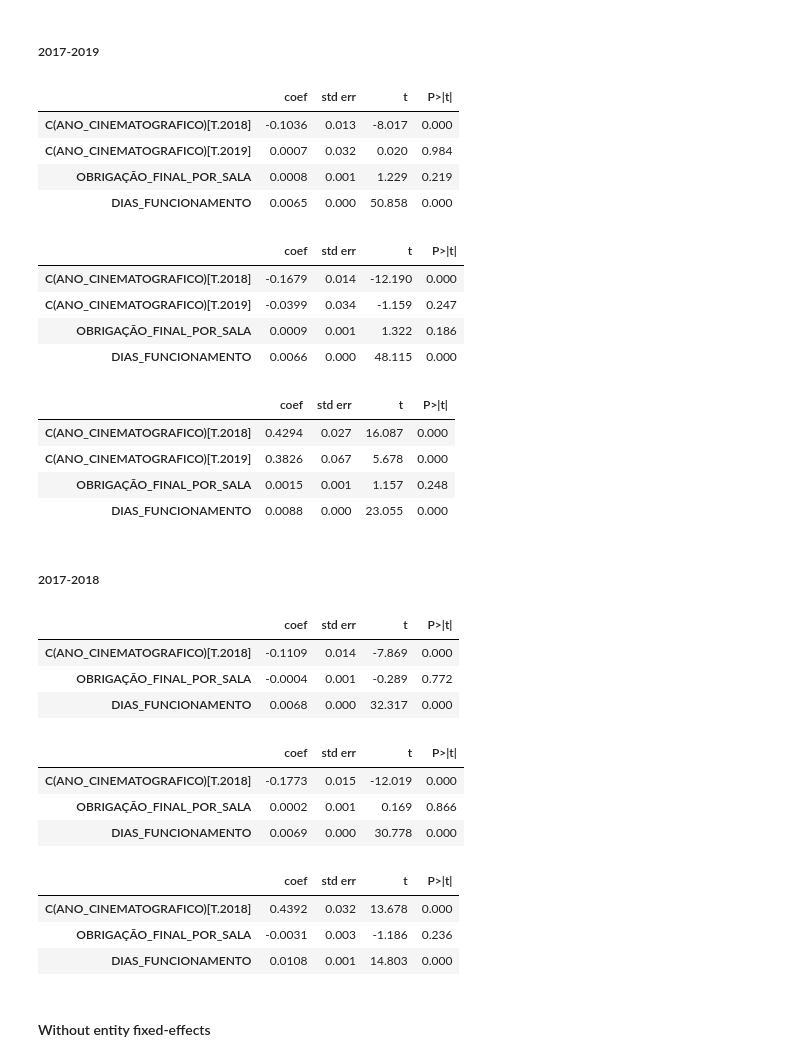
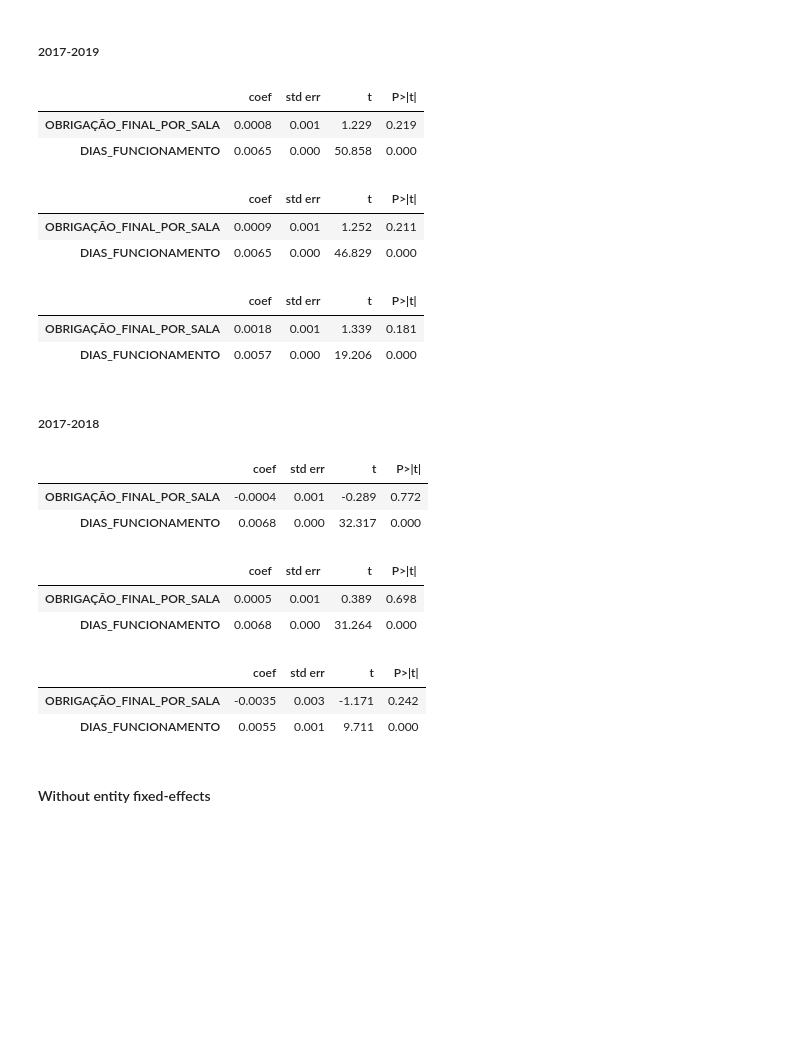
Before and after one commit to p-aldighieri/screenquotas, a Jupyter notebook: REDUCED-FORM Regressions.ipynb, the cells around one changed output. Drawn from its saved outputs; the diff is of its cells as text; code cells hidden in the pictures; blank space fills up the shorter version.

```diff
--- a/REDUCED-FORM Regressions.ipynb
+++ b/REDUCED-FORM Regressions.ipynb
@@ -217,29 +208,23 @@ reg_np2 = smf.ols(formula = formul, data=data[1]).fit()
 # Brazilian
 reg_np3 = smf.ols(formula = formul, data=data[2]).fit()
 # %%
-pd.read_html(reg_np1.summary().tables[1].as_html(),header=0,index_col=0)[0].iloc[-4:,:-2]
+pd.read_html(reg_np1.summary().tables[1].as_html(),header=0,index_col=0)[0].iloc[-2:,:-2]
 # %% [output]
 |  | coef | std err | t | P>|t| |
-| C(ANO_CINEMATOGRAFICO)[T.2018] | -0.1036 | 0.013 | -8.017 | 0.000 |
-| C(ANO_CINEMATOGRAFICO)[T.2019] | 0.0007 | 0.032 | 0.020 | 0.984 |
 | OBRIGAÇÃO_FINAL_POR_SALA | 0.0008 | 0.001 | 1.229 | 0.219 |
 | DIAS_FUNCIONAMENTO | 0.0065 | 0.000 | 50.858 | 0.000 |
 # %%
-pd.read_html(reg_np2.summary().tables[1].as_html(),header=0,index_col=0)[0].iloc[-4:,:-2]
+pd.read_html(reg_np2.summary().tables[1].as_html(),header=0,index_col=0)[0].iloc[-2:,:-2]
 # %% [output]
 |  | coef | std err | t | P>|t| |
-| C(ANO_CINEMATOGRAFICO)[T.2018] | -0.1679 | 0.014 | -12.190 | 0.000 |
-| C(ANO_CINEMATOGRAFICO)[T.2019] | -0.0399 | 0.034 | -1.159 | 0.247 |
-| OBRIGAÇÃO_FINAL_POR_SALA | 0.0009 | 0.001 | 1.322 | 0.186 |
-| DIAS_FUNCIONAMENTO | 0.0066 | 0.000 | 48.115 | 0.000 |
+| OBRIGAÇÃO_FINAL_POR_SALA | 0.0009 | 0.001 | 1.252 | 0.211 |
+| DIAS_FUNCIONAMENTO | 0.0065 | 0.000 | 46.829 | 0.000 |
 # %%
-pd.read_html(reg_np3.summary().tables[1].as_html(),header=0,index_col=0)[0].iloc[-4:,:-2]
+pd.read_html(reg_np3.summary().tables[1].as_html(),header=0,index_col=0)[0].iloc[-2:,:-2]
 # %% [output]
 |  | coef | std err | t | P>|t| |
-| C(ANO_CINEMATOGRAFICO)[T.2018] | 0.4294 | 0.027 | 16.087 | 0.000 |
-| C(ANO_CINEMATOGRAFICO)[T.2019] | 0.3826 | 0.067 | 5.678 | 0.000 |
-| OBRIGAÇÃO_FINAL_POR_SALA | 0.0015 | 0.001 | 1.157 | 0.248 |
-| DIAS_FUNCIONAMENTO | 0.0088 | 0.000 | 23.055 | 0.000 |
+| OBRIGAÇÃO_FINAL_POR_SALA | 0.0018 | 0.001 | 1.339 | 0.181 |
+| DIAS_FUNCIONAMENTO | 0.0057 | 0.000 | 19.206 | 0.000 |
 # %% [markdown]
 ##### 2017-2018
 # %%
@@ -255,26 +240,23 @@ reg_np5 = smf.ols(formula = formul, data=data[1]).fit()
 # Brazilian
 reg_np6 = smf.ols(formula = formul, data=data[2]).fit()
 # %%
-pd.read_html(reg_np4.summary().tables[1].as_html(),header=0,index_col=0)[0].iloc[-3:,:-2]
+pd.read_html(reg_np4.summary().tables[1].as_html(),header=0,index_col=0)[0].iloc[-2:,:-2]
 # %% [output]
 |  | coef | std err | t | P>|t| |
-| C(ANO_CINEMATOGRAFICO)[T.2018] | -0.1109 | 0.014 | -7.869 | 0.000 |
 | OBRIGAÇÃO_FINAL_POR_SALA | -0.0004 | 0.001 | -0.289 | 0.772 |
 | DIAS_FUNCIONAMENTO | 0.0068 | 0.000 | 32.317 | 0.000 |
 # %%
-pd.read_html(reg_np5.summary().tables[1].as_html(),header=0,index_col=0)[0].iloc[-3:,:-2]
+pd.read_html(reg_np5.summary().tables[1].as_html(),header=0,index_col=0)[0].iloc[-2:,:-2]
 # %% [output]
 |  | coef | std err | t | P>|t| |
-| C(ANO_CINEMATOGRAFICO)[T.2018] | -0.1773 | 0.015 | -12.019 | 0.000 |
-| OBRIGAÇÃO_FINAL_POR_SALA | 0.0002 | 0.001 | 0.169 | 0.866 |
-| DIAS_FUNCIONAMENTO | 0.0069 | 0.000 | 30.778 | 0.000 |
+| OBRIGAÇÃO_FINAL_POR_SALA | 0.0005 | 0.001 | 0.389 | 0.698 |
+| DIAS_FUNCIONAMENTO | 0.0068 | 0.000 | 31.264 | 0.000 |
 # %%
-pd.read_html(reg_np6.summary().tables[1].as_html(),header=0,index_col=0)[0].iloc[-3:,:-2]
+pd.read_html(reg_np6.summary().tables[1].as_html(),header=0,index_col=0)[0].iloc[-2:,:-2]
 # %% [output]
 |  | coef | std err | t | P>|t| |
-| C(ANO_CINEMATOGRAFICO)[T.2018] | 0.4392 | 0.032 | 13.678 | 0.000 |
-| OBRIGAÇÃO_FINAL_POR_SALA | -0.0031 | 0.003 | -1.186 | 0.236 |
-| DIAS_FUNCIONAMENTO | 0.0108 | 0.001 | 14.803 | 0.000 |
+| OBRIGAÇÃO_FINAL_POR_SALA | -0.0035 | 0.003 | -1.171 | 0.242 |
+| DIAS_FUNCIONAMENTO | 0.0055 | 0.001 | 9.711 | 0.000 |
 # %% [markdown]
 #### Without entity fixed-effects
 # %%
```
Also changed, not shown: parts of 142 cells of this notebook, 7 other files.
